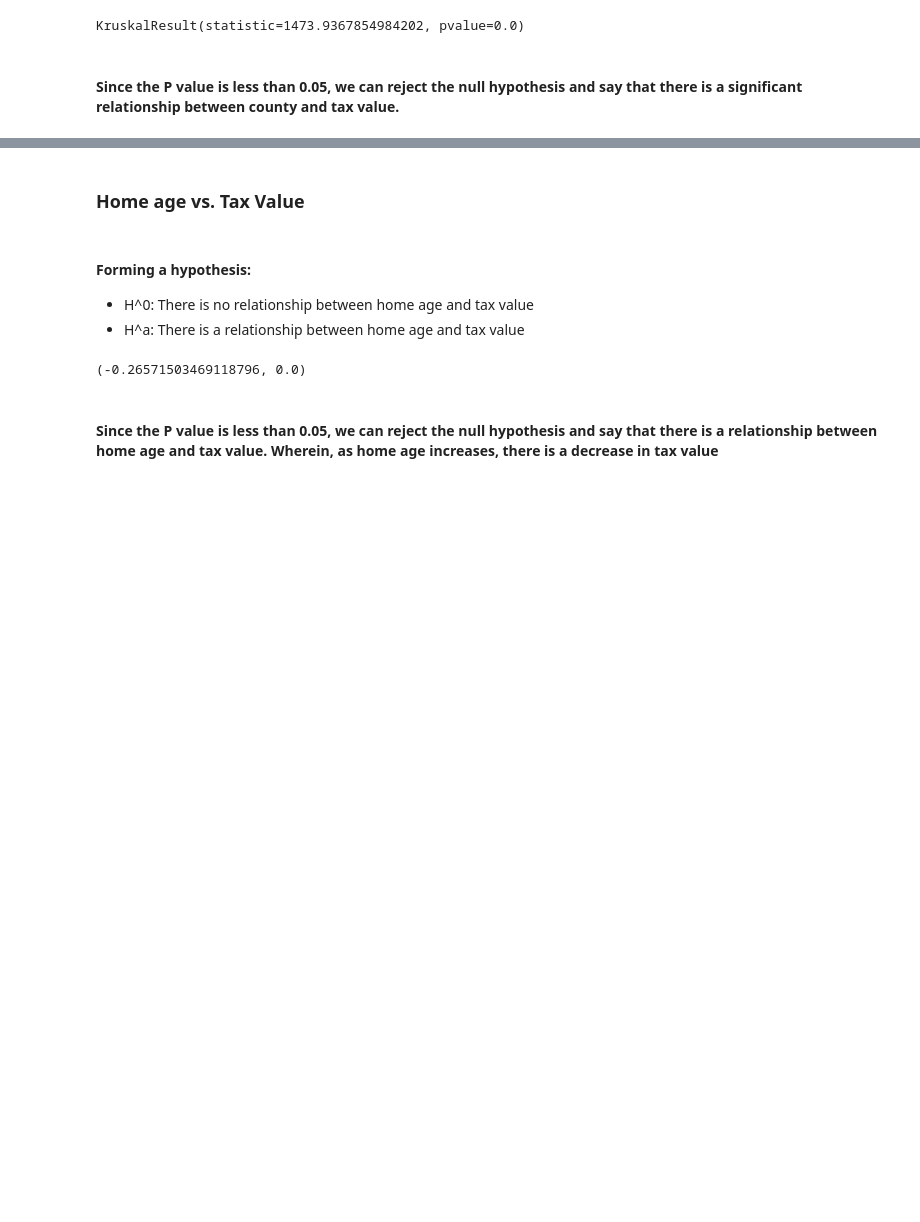
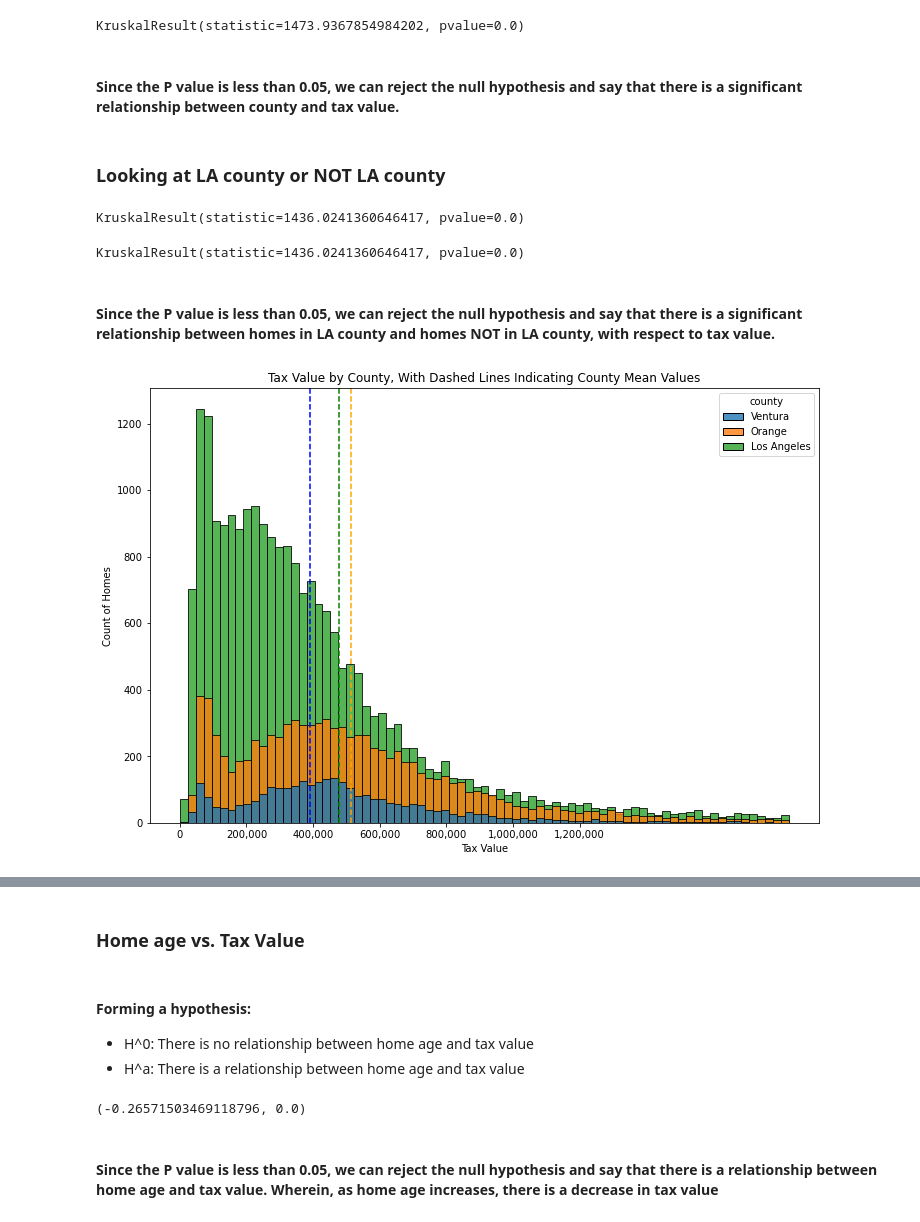
Before and after one commit to cristinalucin/regression-project, a Jupyter notebook: project_workbook.ipynb, the cells around one changed output, grey strips where cells are left out. Drawn from its saved outputs; the diff is of its cells as text; code cells hidden in the pictures; blank space fills up the shorter version.

```diff
--- a/project_workbook.ipynb
+++ b/project_workbook.ipynb
@@ -664,3 +713,10 @@ print(result)
 KruskalResult(statistic=1473.9367854984202, pvalue=0.0)
 # %% [markdown]
 #### Since the P value is less than 0.05, we can reject the null hypothesis and say that there is a significant relationship between county and tax value.
+# %% [markdown]
+### Looking at LA county or NOT LA county
+# %%
+result = kruskal(LA.tax_value, Not_LA.tax_value)
+print(result)
+# %% [output]
+KruskalResult(statistic=1436.0241360646417, pvalue=0.0)
@@ -666,0 +732,33 @@ KruskalResult(statistic=1473.9367854984202, pvalue=0.0)
+# %%
+get_kruskal_county(train)
+# %% [output]
+KruskalResult(statistic=1436.0241360646417, pvalue=0.0)
+# %% [markdown]
+#### Since the P value is less than 0.05, we can reject the null hypothesis and say that there is a significant relationship between homes in LA county and homes NOT in LA county, with respect to tax value.
+# %%
+
+
+# Binning Home Value
+train['brackets'] = pd.cut(train.tax_value, 10, labels=[1,2,3,4,5,6,7,8,9,10])
+
+# Set Size
+plt.figure(figsize=(12,8))
+# plot it
+sns.histplot(data=train, x='tax_value', alpha=.8, hue='county', hue_order=['Ventura', 'Orange', 'Los Angeles'])
+# add lines marking the mean value at each location
+plt.axvline(x=train[train.county == 'Los Angeles'].tax_value.mean(), color='blue', linestyle='--')
+plt.axvline(x=train[train.county == 'Orange'].tax_value.mean(), color='orange', linestyle='--')
+plt.axvline(x=train[train.county == 'Ventura'].tax_value.mean(), color='green', linestyle='--')
+
+# axis tick labeling using
+plt.xticks(ticks = [0,200000,400000,600000,800000,1000000, 1200000], labels=['0', '200,000', '400,000', '600,000', '800,000', '1,000,000', '1,200,000'])
+
+# Make a title, label the axes
+plt.title('Tax Value by County, With Dashed Lines Indicating County Mean Values')
+plt.xlabel('Tax Value')
+plt.ylabel('Count of Homes')
+plt.show()
+
+print()
+# %% [output]
+[figure, added]
```
Also changed, not shown: parts of 29 cells of this notebook, 2 other files.
